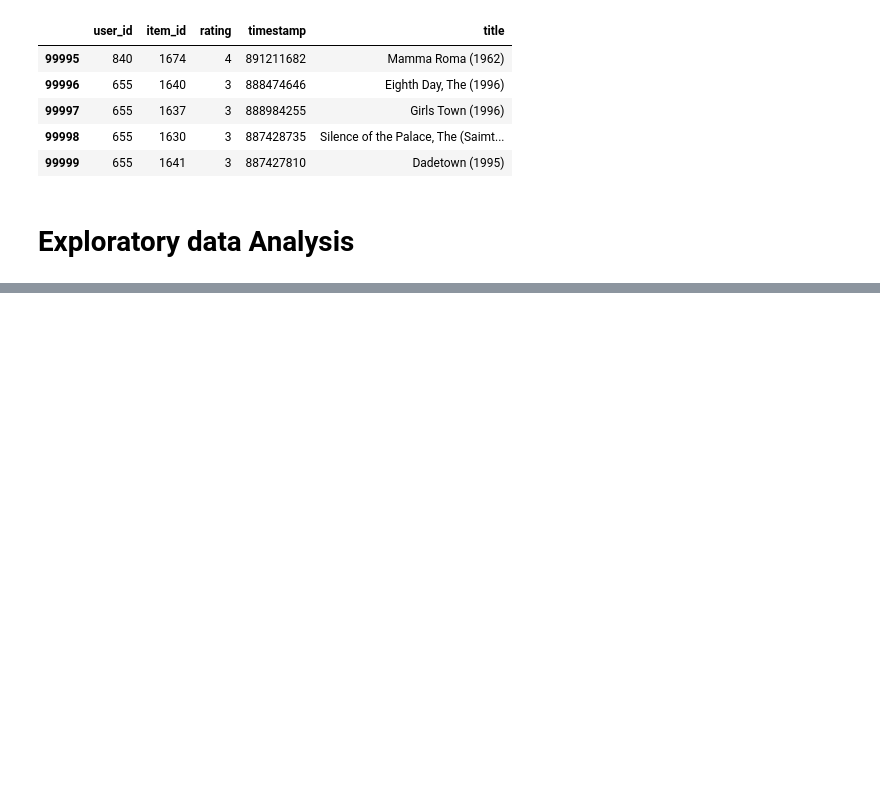
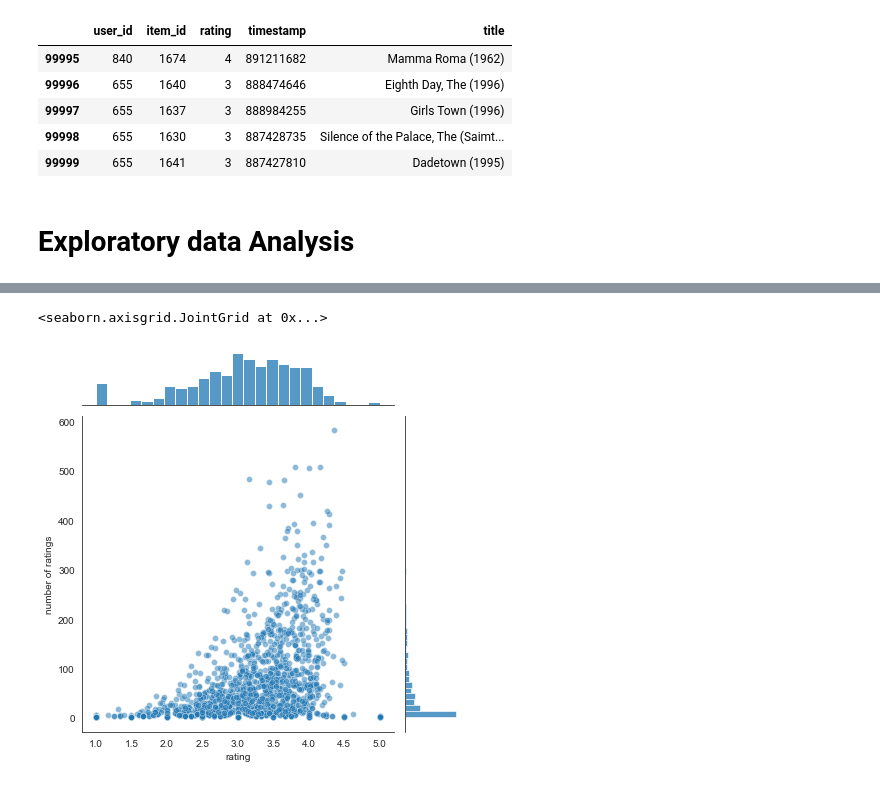
Before and after one commit to Anand-Raj-CSE/B.Tech.-Projects, a Jupyter notebook: MINI PROJECTS/Movie Recommendation System/Content Based Recommendation System.ipynb, the cells around one changed output, grey strips where cells are left out. Drawn from its saved outputs; the diff is of its cells as text; code cells hidden in the pictures; blank space fills up the shorter version.

```diff
--- a/MINI PROJECTS/Movie Recommendation System/Content Based Recommendation System.ipynb
+++ b/MINI PROJECTS/Movie Recommendation System/Content Based Recommendation System.ipynb
@@ -86,0 +208,8 @@ df.tail()
+# %%
+# We can see that a normal ditribution , very less people have rated 5 to any movie, average rating is around 3.To see wheather
+# rating increases or decreases when the frequency of the movie watched increases or decreases , so amling a joint plot to
+# visualize that
+sns.jointplot(x='rating' ,y='number of ratings' ,data= ratings,alpha = 0.5)
+# %% [output]
+<seaborn.axisgrid.JointGrid at 0x...>
+[figure, added]
```
Also changed, not shown: parts of 28 cells of this notebook.
